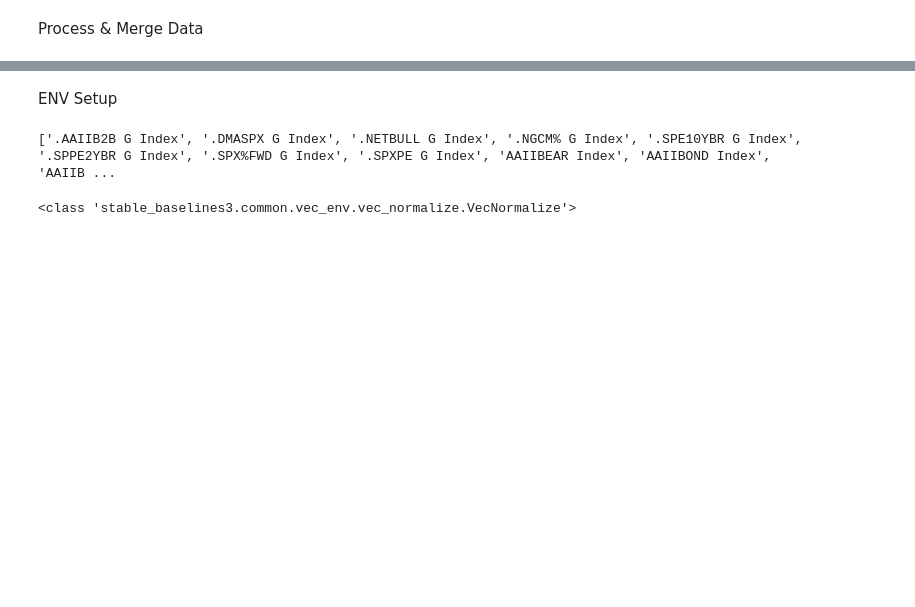
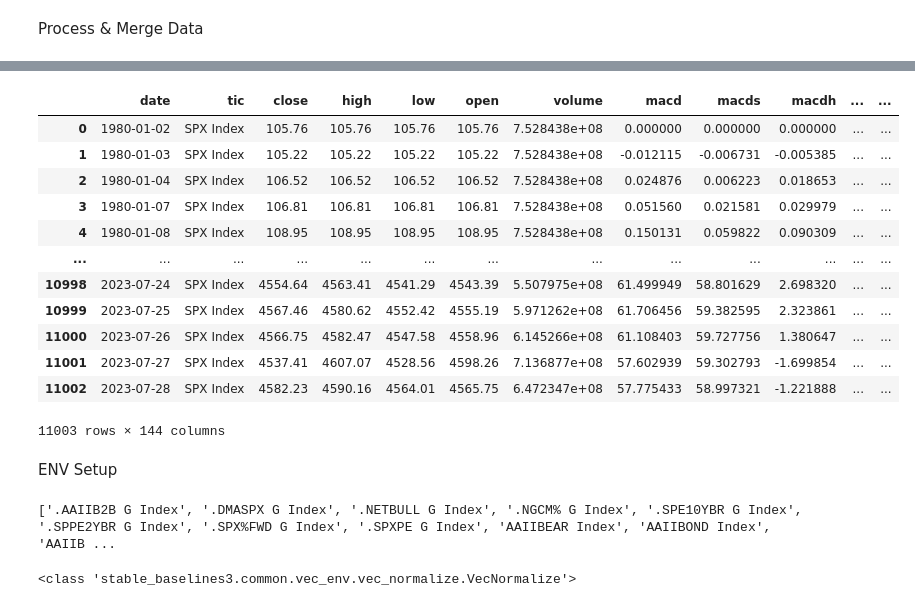
Before and after one commit to webclinic017/quantumai2, a Jupyter notebook: QAI2_v2_multiReward_BBG.ipynb, the cells around one changed output, grey strips where cells are left out. Cells and saved outputs as stored; diff of their text form; code cells hidden in the pictures; blank space fills up the shorter version.

```diff
--- a/QAI2_v2_multiReward_BBG.ipynb
+++ b/QAI2_v2_multiReward_BBG.ipynb
@@ -115,0 +151,4 @@ df
+# %%
+asset_df_incl_tech_bfilled = dp.backward_fill(asset_df_incl_tech)
+asset_df_final = asset_df_incl_tech_bfilled
+asset_df_final.isna().sum()
@@ -115,0 +173,3 @@ df
+# %%
+eco_df_final = eco_df_filled
+eco_df_final.isna().any().sum()
@@ -116,3 +189,21 @@ df
+# %%
+df = asset_df_final.merge(eco_df_final, on="date", how="left")
+df = df.drop(columns=["type"])
+df
+# %% [output]
+|  | date | tic | close | high | low | open | volume | macd | macds | macdh | ... | ... |
+| 0 | 1980-01-02 | SPX Index | 105.76 | 105.76 | 105.76 | 105.76 | 7.528438e+08 | 0.000000 | 0.000000 | 0.000000 | ... | ... |
+| 1 | 1980-01-03 | SPX Index | 105.22 | 105.22 | 105.22 | 105.22 | 7.528438e+08 | -0.012115 | -0.006731 | -0.005385 | ... | ... |
+| 2 | 1980-01-04 | SPX Index | 106.52 | 106.52 | 106.52 | 106.52 | 7.528438e+08 | 0.024876 | 0.006223 | 0.018653 | ... | ... |
+| 3 | 1980-01-07 | SPX Index | 106.81 | 106.81 | 106.81 | 106.81 | 7.528438e+08 | 0.051560 | 0.021581 | 0.029979 | ... | ... |
+| 4 | 1980-01-08 | SPX Index | 108.95 | 108.95 | 108.95 | 108.95 | 7.528438e+08 | 0.150131 | 0.059822 | 0.090309 | ... | ... |
+| ... | ... | ... | ... | ... | ... | ... | ... | ... | ... | ... | ... | ... |
+| 10998 | 2023-07-24 | SPX Index | 4554.64 | 4563.41 | 4541.29 | 4543.39 | 5.507975e+08 | 61.499949 | 58.801629 | 2.698320 | ... | ... |
+| 10999 | 2023-07-25 | SPX Index | 4567.46 | 4580.62 | 4552.42 | 4555.19 | 5.971262e+08 | 61.706456 | 59.382595 | 2.323861 | ... | ... |
+| 11000 | 2023-07-26 | SPX Index | 4566.75 | 4582.47 | 4547.58 | 4558.96 | 6.145266e+08 | 61.108403 | 59.727756 | 1.380647 | ... | ... |
+| 11001 | 2023-07-27 | SPX Index | 4537.41 | 4607.07 | 4528.56 | 4598.26 | 7.136877e+08 | 57.602939 | 59.302793 | -1.699854 | ... | ... |
+| 11002 | 2023-07-28 | SPX Index | 4582.23 | 4590.16 | 4564.01 | 4565.75 | 6.472347e+08 | 57.775433 | 58.997321 | -1.221888 | ... | ... |
+11003 rows × 144 columns
 # %% [markdown]
 ENV Setup
 # %%
```
Also changed, not shown: parts of 19 cells of this notebook, 39 other files.
